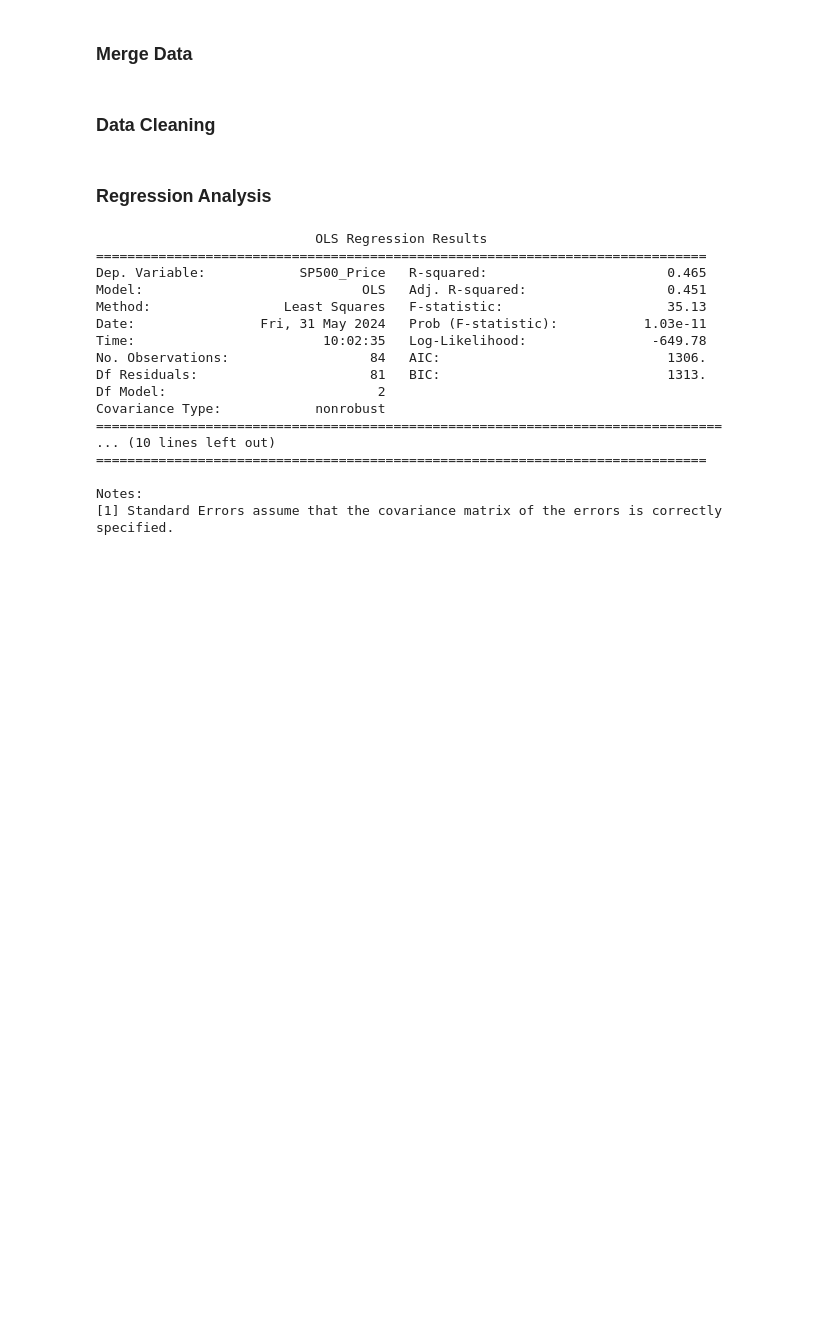
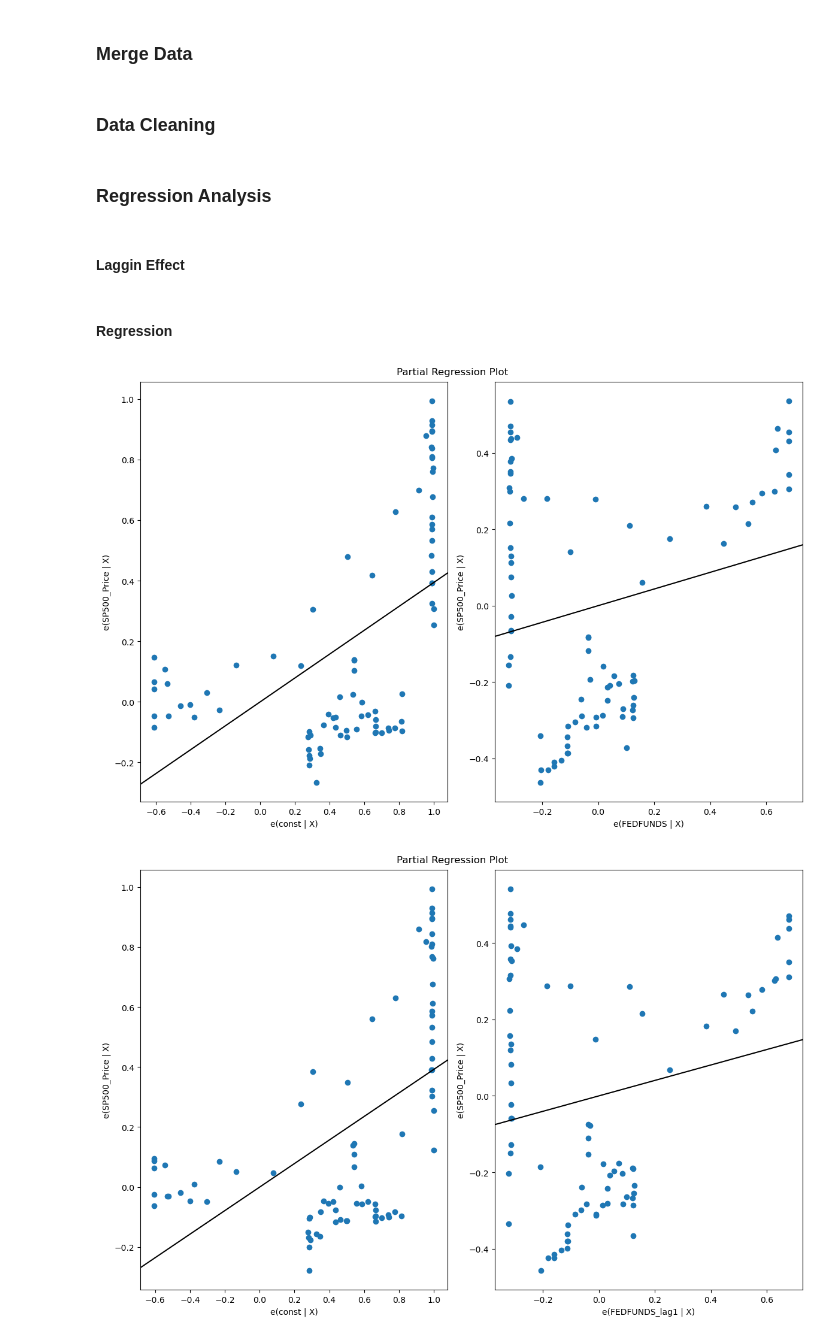
Before and after one commit to Deng-1-Pan/The-Impact-of-Central-Bank-Interest-Rate-Changes-on-Major-Stock-Indices, a Jupyter notebook: test.ipynb, the cells around one changed output. Cells and saved outputs as stored; diff of their text form; code cells hidden in the pictures; blank space fills up the shorter version.

Commit message:
version 0.2: lag + plot + clean

```diff
--- a/test.ipynb
+++ b/test.ipynb
@@ -35,30 +39,48 @@ df.columns = ['SP500_Price', 'FEDFUNDS', 'US_Inflation']
 df['SP500_Price'] = df['SP500_Price'].replace('[\$,]', '', regex=True)
 df['SP500_Price'] = pd.to_numeric(df['SP500_Price'], errors='coerce')
 df.dropna(inplace=True)
+# %%
+from sklearn.preprocessing import MinMaxScaler
+
+# Nomarlise the data
+scaler = MinMaxScaler()
+df['FEDFUNDS'] = scaler.fit_transform(df[['FEDFUNDS']])
+df['SP500_Price'] = scaler.fit_transform(df[['SP500_Price']])
+df['US_Inflation'] = scaler.fit_transform(df[['US_Inflation']])
 # %% [markdown]
 ### Regression Analysis
-# %%
-X = df[['FEDFUNDS', 'US_Inflation']] #
-X = sm.add_constant(X)  # Adds a constant term to the predictor
-y = df['SP500_Price']
-# %%
-model = sm.OLS(y, X).fit()
-print(model.summary())
-# %% [output]
-                            OLS Regression Results
-==============================================================================
-Dep. Variable:            SP500_Price   R-squared:                       0.465
-Model:                            OLS   Adj. R-squared:                  0.451
-Method:                 Least Squares   F-statistic:                     35.13
-Date:                Fri, 31 May 2024   Prob (F-statistic):           1.03e-11
-Time:                        10:02:35   Log-Likelihood:                -649.78
-No. Observations:                  84   AIC:                             1306.
-Df Residuals:                      81   BIC:                             1313.
-Df Model:                           2
-Covariance Type:            nonrobust
-================================================================================
-... (10 lines left out)
-==============================================================================
-
-Notes:
-[1] Standard Errors assume that the covariance matrix of the errors is correctly specified.
+# %% [markdown]
+#### Laggin Effect
+# %%
+# Creating lagged variables
+df['FEDFUNDS_lag1'] = df['FEDFUNDS'].shift(-1)  # 1-month lag
+df['FEDFUNDS_lag3'] = df['FEDFUNDS'].shift(-3)  # 3-months lag
+df['FEDFUNDS_lag6'] = df['FEDFUNDS'].shift(-6)  # 6-months lag
+
+df['US_Inflation_lag1'] = df['US_Inflation'].shift(-1)  # 1-month lag
+df['US_Inflation_lag3'] = df['US_Inflation'].shift(-3)  # 3-months lag
+df['US_Inflation_lag6'] = df['US_Inflation'].shift(-6)  # 6-months lag
+# %% [markdown]
+#### Regression
+# %%
+for x in ['FEDFUNDS', 'FEDFUNDS_lag1', 'FEDFUNDS_lag3', 'FEDFUNDS_lag6', 'US_Inflation', 'US_Inflation_lag1', 'US_Inflation_lag3', 'US_Inflation_lag6']:
+    X = df[[x]]
+    X = sm.add_constant(X)  # Adds a constant term to the predictor
+    y = df['SP500_Price']
+
+    X.dropna(inplace=True)
+    y = y.loc[X.index]
+
+    model = sm.OLS(y, X).fit()
+
+    # Plot partial regression plots
+    fig = plt.figure(figsize=(12, 8))
+    fig = sm.graphics.plot_partregress_grid(model, fig=fig)
+
+    fig.savefig('./fig/graph_' + x + '.png')
+
+    with open('./Results/regression_summary_' + x + '.txt', 'w') as file:
+        file.write(model.summary().as_text())
+# %% [output]
+[figure, added]
+[figure, added]
```
Also changed, not shown: parts of 14 cells of this notebook, 34 other files.
